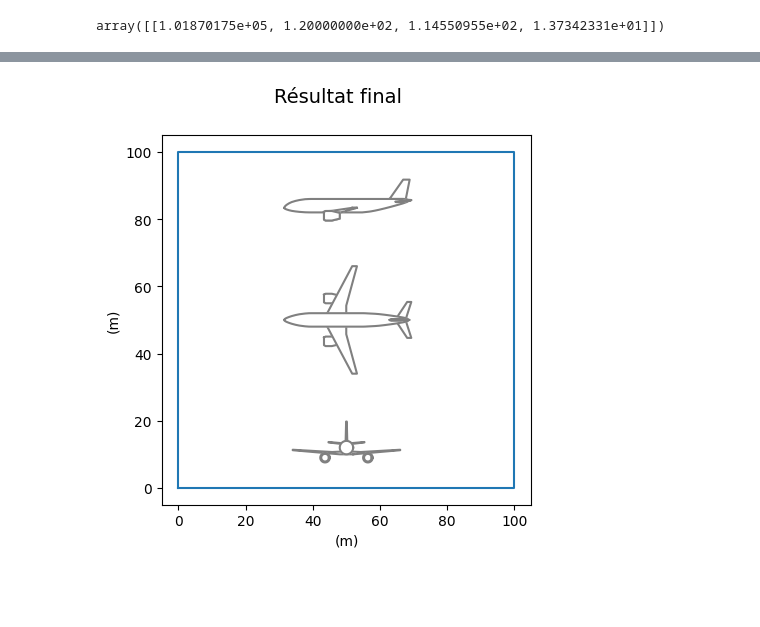
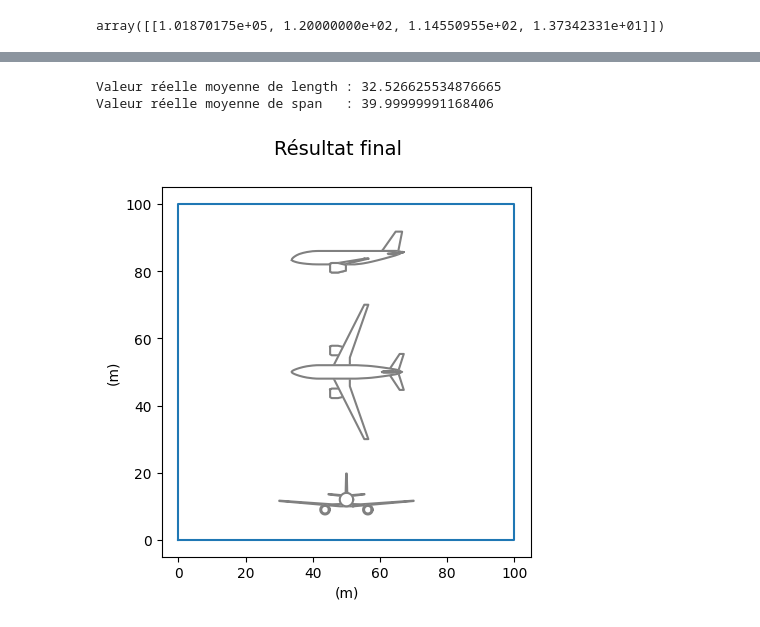
Before and after one commit to AlexandreDemarquet/projet_metamodelisation, a Jupyter notebook: probleme_1.ipynb, the cells around one changed output, grey strips where cells are left out. Cells and saved outputs as stored; diff of their text form; code cells hidden in the pictures; blank space fills up the shorter version.

```diff
--- a/probleme_1.ipynb
+++ b/probleme_1.ipynb
@@ -226,6 +226,30 @@ scenario.execute(algo_name="CustomDOE", samples=scenario_surrogate.optimization_
 # %%
 from gemseo_oad_training.utils import draw_aircraft
 dict_result = scenario_surrogate.optimization_result.x_opt_as_dict
-draw_aircraft(area=dict_result["area"][0],slst=dict_result["slst"][0], n_pax=dict_result["n_pax"][0], title="Résultat final")
+import re
+length_val = None
+span_val = None
+
+for key, val in scenario_surrogate.optimization_result.constraint_values.items():
+    match = re.search(r'\[(\w+)-([\d.]+)\]', key)
+    if match:
+        var_name, constraint_str = match.groups()
+        constraint = float(constraint_str)
+        real_value = val + constraint  # valeur réelle = valeur + contrainte
+        if var_name == "length":
+            length_val = real_value
+        elif var_name == "span":
+            span_val = real_value
+
+length_mean = length_val if length_val else None
+span_mean = span_val if span_val else None
+
+print("Valeur réelle moyenne de length :", length_val)
+print("Valeur réelle moyenne de span   :", span_val)
 # %% [output]
-[figure, removed]
+Valeur réelle moyenne de length : 32.526625534876665
+Valeur réelle moyenne de span   : 39.99999991168406
+# %%
+draw_aircraft(area=dict_result["area"][0],slst=dict_result["slst"][0], n_pax=dict_result["n_pax"][0],length=length_val, span=span_val, title="Résultat final")
+# %% [output]
+[figure, added]
```
Also changed, not shown: parts of 6 cells of this notebook, 3 other files.
